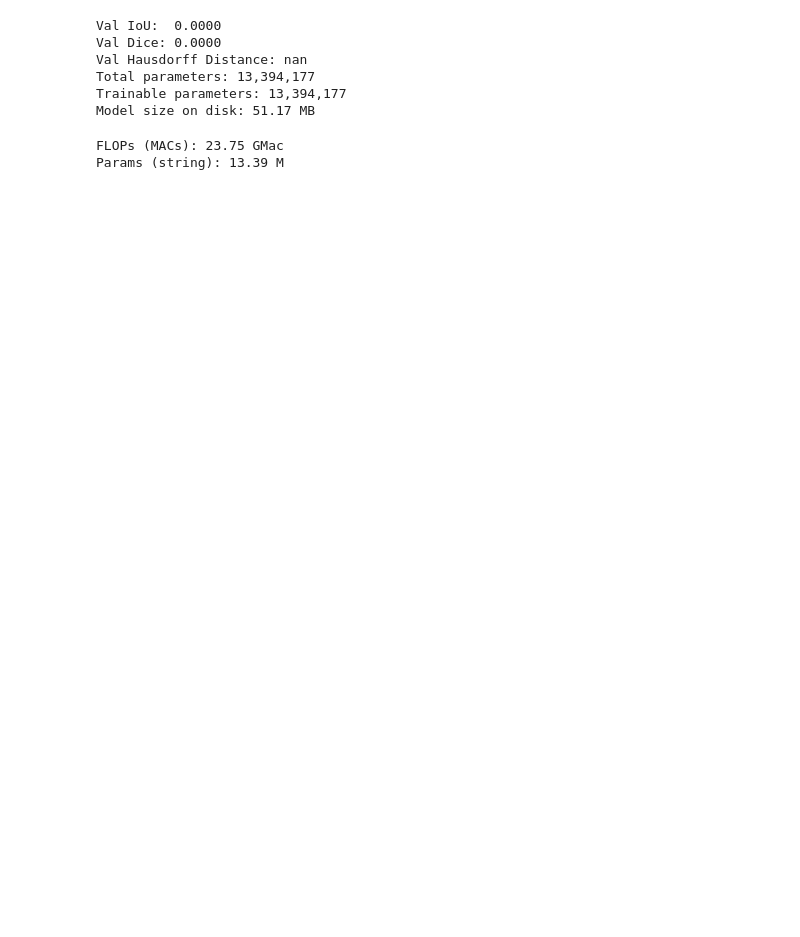
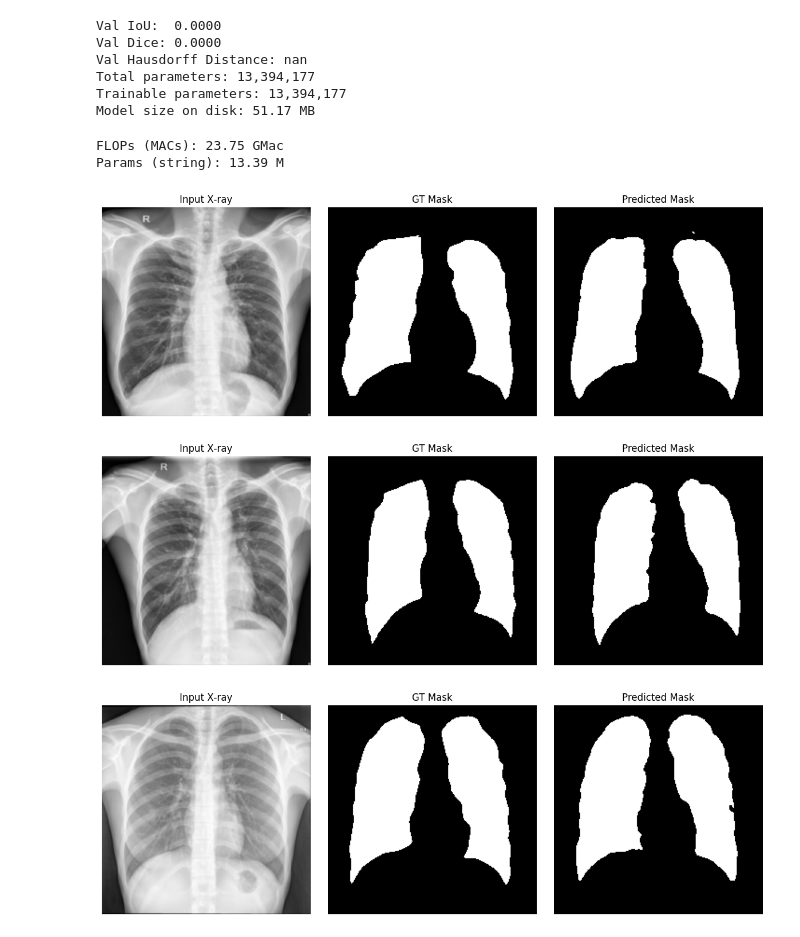
Before and after one commit to Nailfaaz/skripsi, a Jupyter notebook: notebooks/04_metrics_and_complexity.ipynb, the cells around one changed output. Cells and saved outputs as stored; diff of their text form; code cells hidden in the pictures; blank space fills up the shorter version.

```diff
--- a/notebooks/04_metrics_and_complexity.ipynb
+++ b/notebooks/04_metrics_and_complexity.ipynb
@@ -89,3 +89,53 @@ Trainable parameters: 13,394,177
 Model size on disk: 51.17 MB
 FLOPs (MACs): 23.75 GMac
 Params (string): 13.39 M
+# %%
+# === visualize_predictions.ipynb ===
+import os, sys
+import torch
+import matplotlib.pyplot as plt
+from torch.utils.data import DataLoader
+
+# 1) Path hack so we can import src/
+PROJECT_ROOT = os.path.abspath(os.path.join(os.getcwd(), ".."))
+if PROJECT_ROOT not in sys.path:
+    sys.path.insert(0, PROJECT_ROOT)
+
+from src.data.loader import NpySegDataset
+from src.models.unet   import UNet
+
+# 2) Device
+device = torch.device("cuda" if torch.cuda.is_available() else "cpu")
+
+# 3) Load your best checkpoint
+model = UNet(n_channels=1, n_classes=1).to(device)
+ckpt  = os.path.join(PROJECT_ROOT, "results", "models", "unet_best_epoch3.pt")
+model.load_state_dict(torch.load(ckpt, map_location=device))
+model.eval()
+
+# 4) Prepare test loader
+processed_root = os.path.join(PROJECT_ROOT, "data", "processed", "shenzhen")
+test_ds = NpySegDataset(processed_root, split="test")
+test_dl = DataLoader(test_ds, batch_size=1, shuffle=True, num_workers=2)
+
+# 5) Visualize 3 random samples
+for _ in range(3):
+    img, mask = next(iter(test_dl))      # img:[1,1,224,224], mask same
+    with torch.no_grad():
+        pred = torch.sigmoid(model(img.to(device))).cpu().numpy()[0,0]
+    img_np  = img.numpy()[0,0]
+    mask_np = mask.numpy()[0,0]
+
+    # Plot
+    fig, axes = plt.subplots(1,3, figsize=(12,4))
+    axes[0].imshow(img_np,  cmap="gray"); axes[0].set_title("Input X‑ray")
+    axes[1].imshow(mask_np, cmap="gray"); axes[1].set_title("GT Mask")
+    axes[2].imshow(pred>0.5, cmap="gray"); axes[2].set_title("Predicted Mask")
+    for ax in axes:
+        ax.axis("off")
+    plt.tight_layout()
+    plt.show()
+# %% [output]
+[figure, added]
+[figure, added]
+[figure, added]
```
Also changed, not shown: 1 other file.
